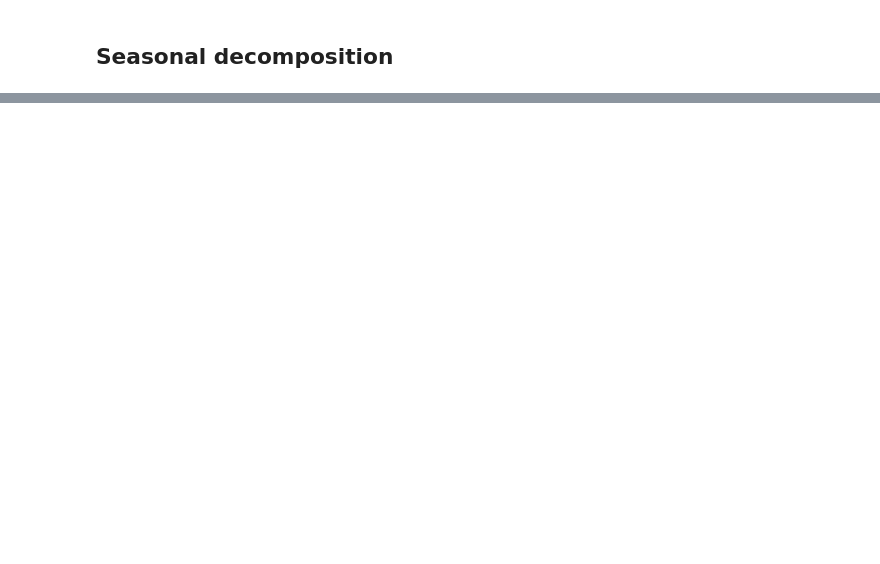
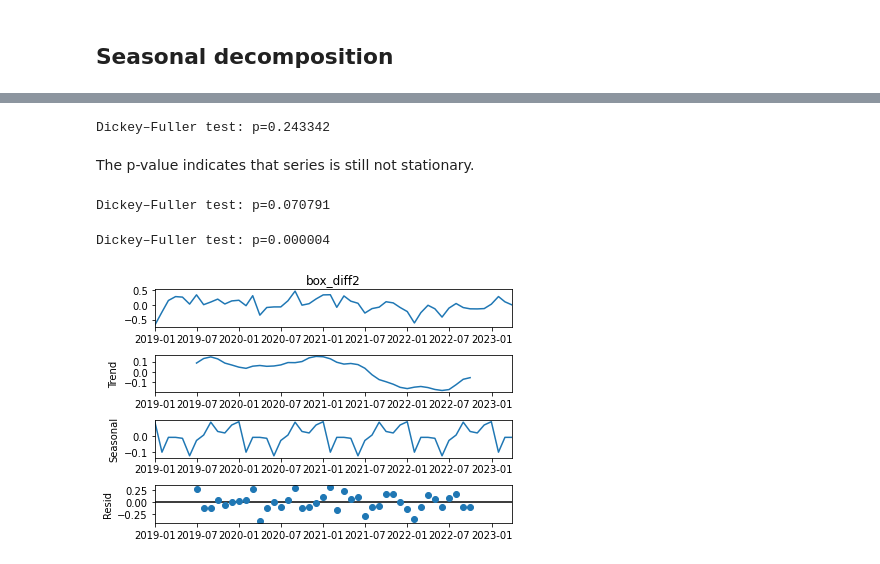
Before and after one commit to tago893/capstone, a Jupyter notebook: EdaOnTsd.ipynb, the cells around one changed output, grey strips where cells are left out. Saved outputs shown, nothing was run; the diff lists cells and outputs as text; code cells hidden in the pictures; blank space fills up the shorter version.

```diff
--- a/EdaOnTsd.ipynb
+++ b/EdaOnTsd.ipynb
@@ -214,0 +201,3 @@ adf_test(df2['Close'])
+# %%
+df2_month = df2.resample('M').mean()
+df2_month
@@ -214,0 +241,26 @@ adf_test(df2['Close'])
+# %%
+# Seasonal differentiation (12 months)
+df2_month['box_diff_seasonal_12'] = df2_month.close_box - df2_month.close_box.shift(12)
+print("Dickey–Fuller test: p=%f" % adfuller(df2_month.box_diff_seasonal_12[12:])[1])
+# %% [output]
+Dickey–Fuller test: p=0.243342
+# %% [markdown]
+The p-value indicates that series is still not stationary.
+# %%
+# Seasonal differentiation (3 months)
+df2_month['box_diff_seasonal_3'] = df2_month.close_box - df2_month.close_box.shift(3)
+print("Dickey–Fuller test: p=%f" % adfuller(df2_month.box_diff_seasonal_3[3:])[1])
+# %% [output]
+Dickey–Fuller test: p=0.070791
+# %%
+# Regular differentiation
+df2_month['box_diff2'] = df2_month.box_diff_seasonal_12 - df2_month.box_diff_seasonal_12.shift(1)
+
+# STL-decomposition
+seasonal_decompose(df2_month.box_diff2[13:]).plot()
+print("Dickey–Fuller test: p=%f" % adfuller(df2_month.box_diff2[13:])[1])
+
+plt.show()
+# %% [output]
+Dickey–Fuller test: p=0.000004
+[figure, added]
```
Also changed, not shown: parts of 45 cells of this notebook.
